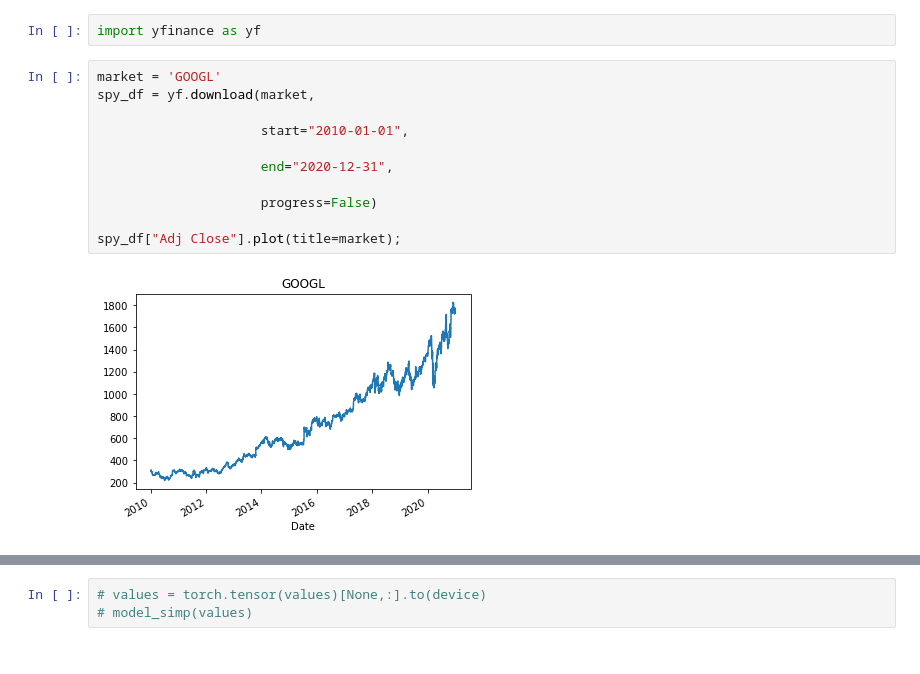
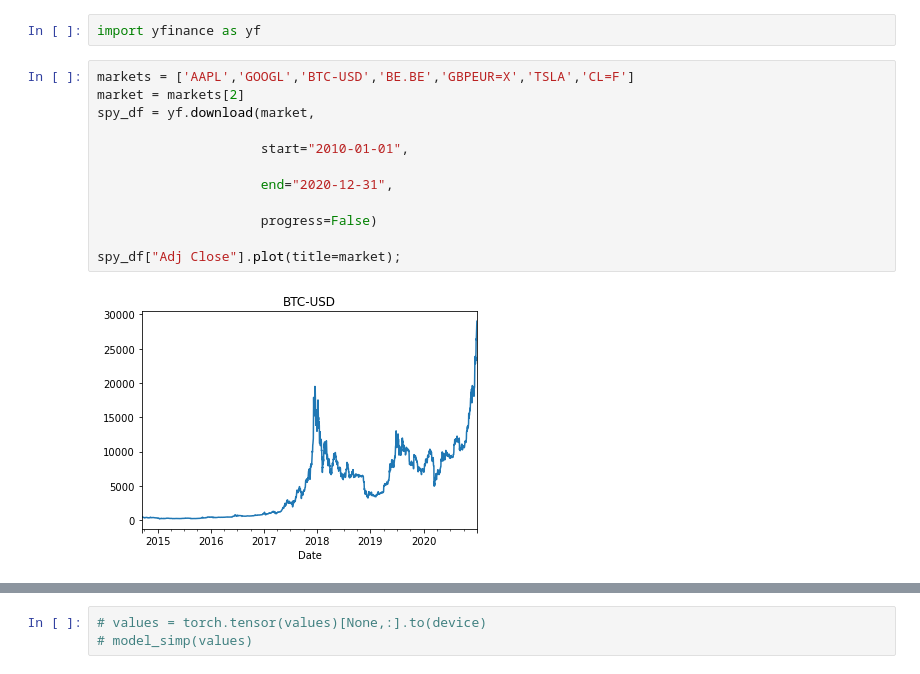
Before and after one commit to zsiga007/fBm, a Jupyter notebook: Finding H with NN regression/fbm.ipynb, the cells around one changed output, grey strips where cells are left out. Drawn from its saved outputs; the diff is of its cells as text.

Commit message:
financial market analysis added

```diff
--- a/Finding H with NN regression/fbm.ipynb
+++ b/Finding H with NN regression/fbm.ipynb
@@ -369,15 +385,16 @@ import pandas as pd
 # %%
 import yfinance as yf
 # %%
-market = 'GOOGL'
+markets = ['AAPL','GOOGL','BTC-USD','BE.BE','GBPEUR=X','TSLA','CL=F']
+market = markets[2]
 spy_df = yf.download(market,
 
                      start="2010-01-01",
 
                      end="2020-12-31",
 
                      progress=False)
 
 spy_df["Adj Close"].plot(title=market);
 # %% [output]
-[figure, old version]
+[figure, new version]
```
Also changed, not shown: parts of 21 cells of this notebook.
